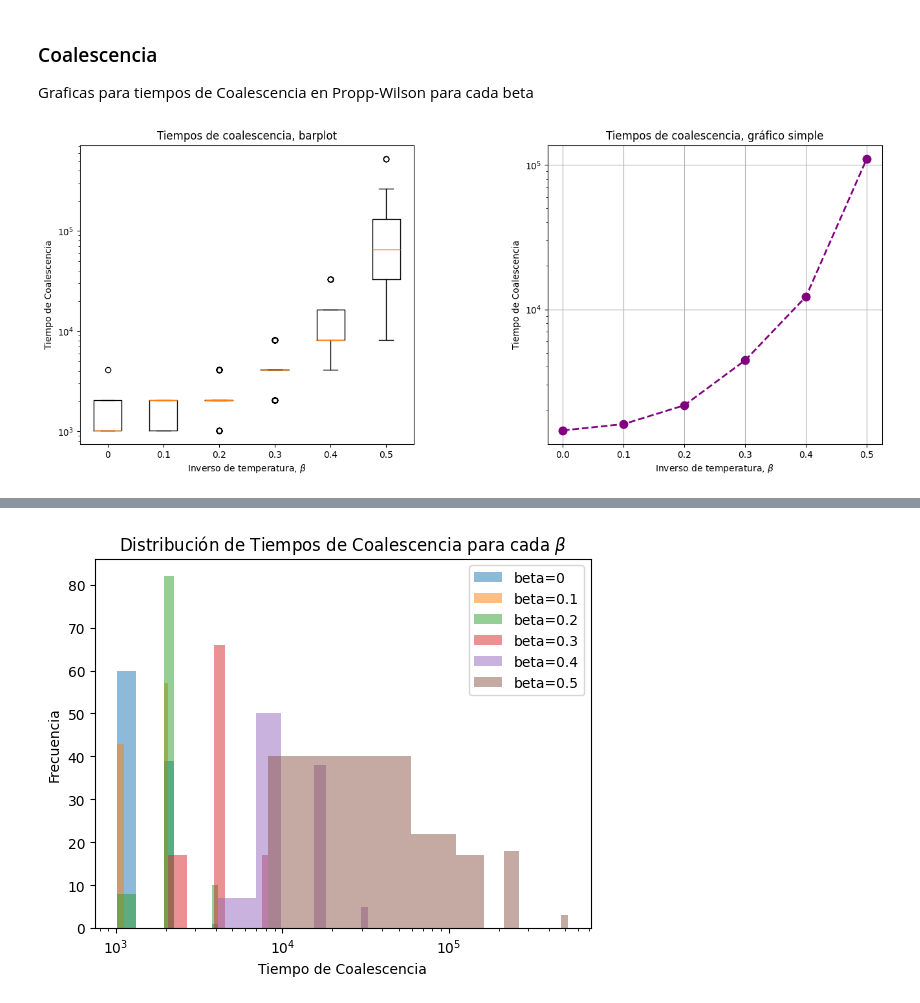
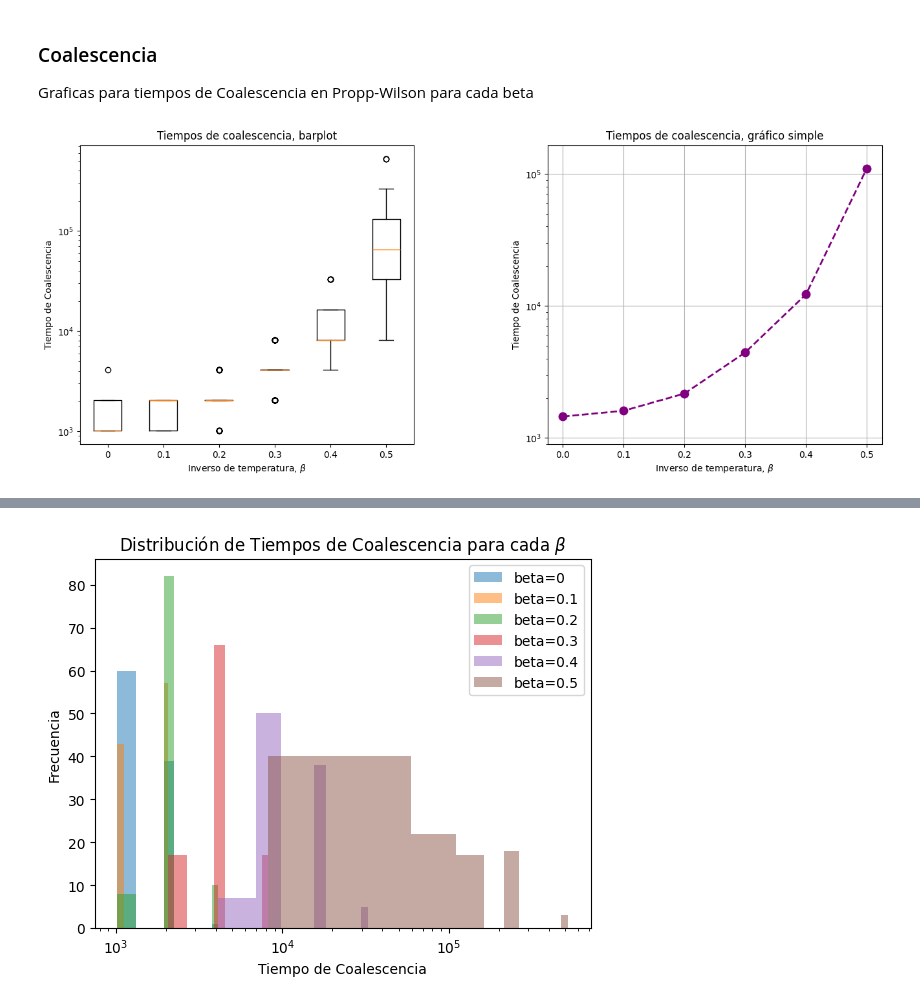
Before and after one commit to dangarciahe/Cadenas_de_Markov, a Jupyter notebook: Tarea_3.ipynb, the cells around one changed output, grey strips where cells are left out. Drawn from its saved outputs; the diff is of its cells as text; code cells hidden in the pictures.

```diff
--- a/Tarea_3.ipynb
+++ b/Tarea_3.ipynb
@@ -437,31 +437,32 @@ time_std_list = []
 for beta in beta_list_pw:
     time_avg_list.append(np.average(tiempos_coalescencia[beta]))
     time_std_list.append(np.std(tiempos_coalescencia[beta]))
 
 
 
 ## Begin plot
 fig, (ax1, ax2) = plt.subplots(1, 2, figsize=(16, 6))
 plt.subplots_adjust(wspace=0.4)
 
 
 ## Barplot de la izquierda
 ax1.set_title('Tiempos de coalescencia, barplot')
 ax1.boxplot([tiempos_coalescencia[beta] for beta in beta_list_pw], tick_labels=beta_list_pw)
 ax1.set_yscale('log')
 ax1.set_xlabel(r'Inverso de temperatura, $\beta$')
 ax1.set_ylabel('Tiempo de Coalescencia')
 
 
 ## Gráfico simple de la derecha
 ax2.plot(beta_list_pw, time_avg_list, color='purple', marker='o', linestyle='--', markersize=9, linewidth=2)
 ax2.set_title('Tiempos de coalescencia, gráfico simple')
 ax2.set_yscale('log')
 ax2.set_xlabel(r'Inverso de temperatura, $\beta$')
 ax2.set_ylabel('Tiempo de Coalescencia')
+ax2.set_ylim([0.9*1E3, np.max(time_avg_list)*1.5])
 ax2.grid()
 
 
 plt.show()
 # %% [output]
-[figure, old version]
+[figure, new version]
```
Also changed, not shown: parts of 5 cells of this notebook.
